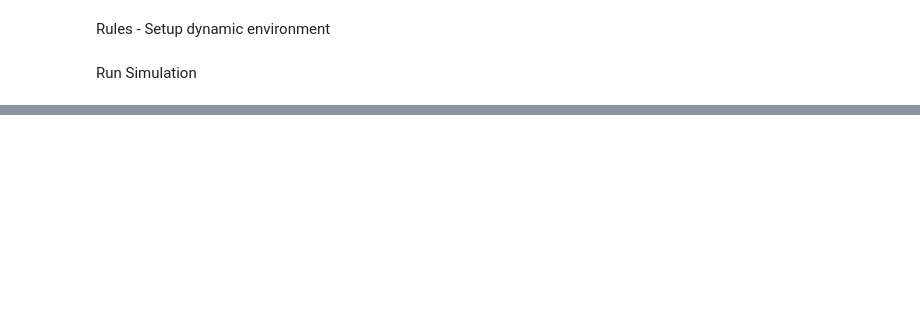
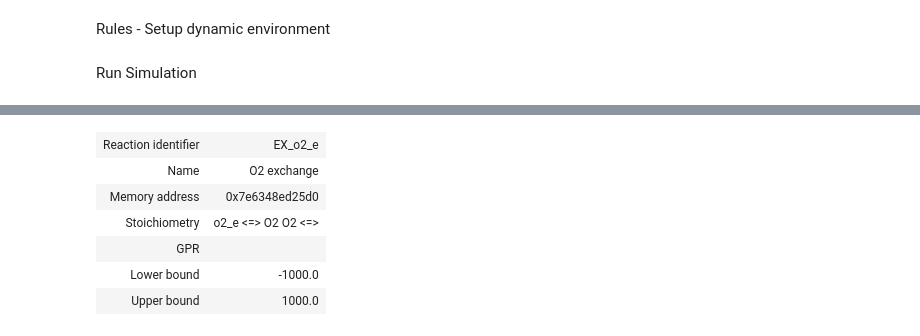
Before and after one commit to BondonMickael/M_xanthus-E_coli-Predation, a Jupyter notebook: notebooks/compart_model.ipynb, the cells around one changed output, grey strips where cells are left out. Saved outputs shown, nothing was run; the diff lists cells and outputs as text; code cells hidden in the pictures; blank space fills up the shorter version.

```diff
--- a/notebooks/compart_model.ipynb
+++ b/notebooks/compart_model.ipynb
@@ -111,0 +136,12 @@ NameError: name 'sol' is not defined
+# %%
+E_coli.reactions.EX_ac_e #not used in model
+E_coli.reactions.EX_etoh_e #not used in model
+E_coli.reactions.EX_o2_e
+# %% [output]
+| Reaction identifier | EX_o2_e |
+| Name | O2 exchange |
+| Memory address | 0x7e6348ed25d0 |
+| Stoichiometry | o2_e <=> O2 O2 <=> |
+| GPR |  |
+| Lower bound | -1000.0 |
+| Upper bound | 1000.0 |
```
Also changed, not shown: parts of 10 cells of this notebook, 1 other file.
